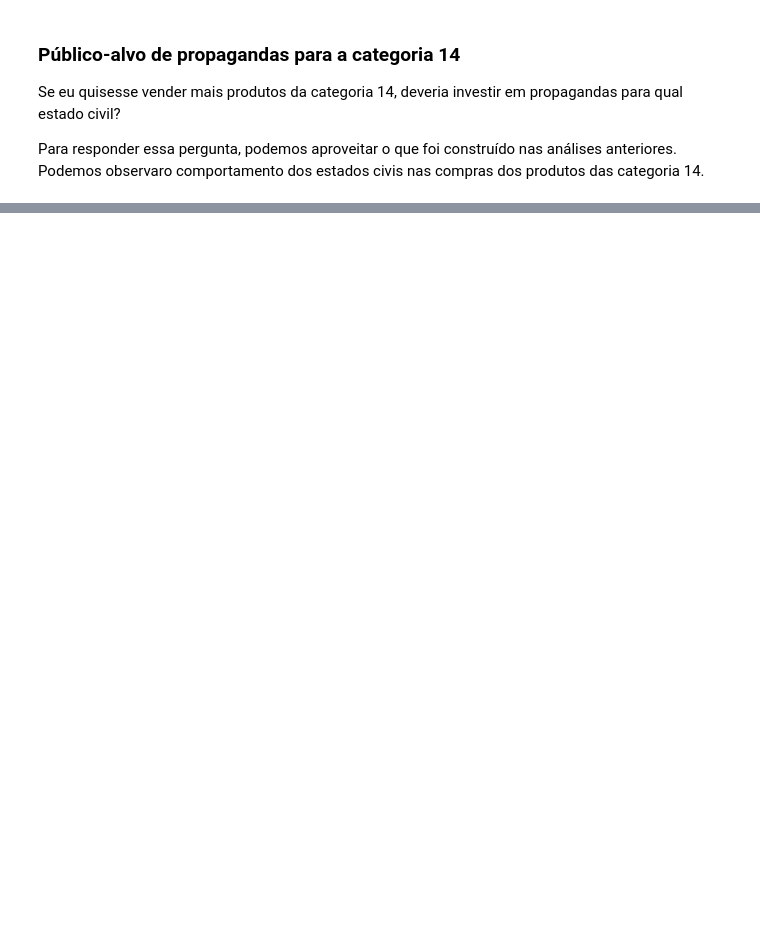
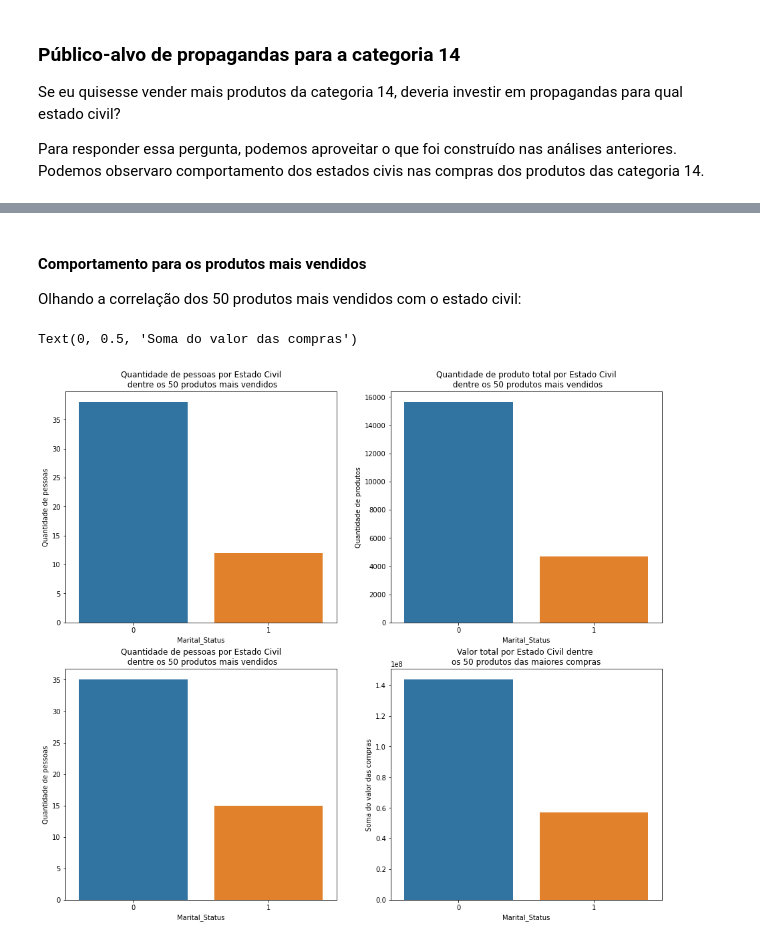
Before and after one commit to VitorJacques/estudo-ecommerce-black-friday, a Jupyter notebook: exploratory-analysis-ecommerce.ipynb, the cells around one changed output, grey strips where cells are left out. Drawn from its saved outputs; the diff is of its cells as text; code cells hidden in the pictures; blank space fills up the shorter version.

```diff
--- a/exploratory-analysis-ecommerce.ipynb
+++ b/exploratory-analysis-ecommerce.ipynb
@@ -197 +220,44 @@ Name: Purchase, dtype: int64
+# %% [markdown]
+#### Comportamento para os produtos mais vendidos
+
+Olhando a correlação dos 50 produtos mais vendidos com o estado civil:
+# %%
+# Agrupando por Estado Civil e ID do Produto (contagem)
+df_mais_vendidos = df[filtro_categoria14].groupby(['Product_ID','Marital_Status'])['Product_ID'].count()
+df_mais_vendidos = pd.DataFrame(df_mais_vendidos.sort_values(ascending=False)).iloc[:50]
+
+# Agrupando por Estado Civil e ID do Produto (valor)
+df_maiores_compras = df[filtro_categoria14].groupby(['Product_ID','Marital_Status'])['Purchase'].sum()
+df_maiores_compras = pd.DataFrame(df_maiores_compras.sort_values(ascending=False)).iloc[:50]
+
+# Separando dados para os gráficos
+data1 = df_mais_vendidos.groupby('Marital_Status').count()
+data2 = df_mais_vendidos.groupby('Marital_Status').sum()
+data3 = df_maiores_compras.groupby('Marital_Status').count()
+data4 = df_maiores_compras.groupby('Marital_Status').sum()
+
+fig, ((ax1, ax2), (ax3, ax4)) = plt.subplots(nrows=2, ncols=2, figsize=(16,14))
+
+# Estado Civil x Contagem de Pessoas
+sns.barplot(ax=ax1, x=data1.index, y='Product_ID', data=data1)
+ax1.set_title('Quantidade de pessoas por Estado Civil\n dentre os 50 produtos mais vendidos')
+ax1.set_ylabel('Quantidade de pessoas')
+
+# Estado Civil x Contagem de Produtos
+sns.barplot(ax=ax2, x=data2.index, y='Product_ID', data=data2)
+ax2.set_title('Quantidade de produto total por Estado Civil\n dentre os 50 produtos mais vendidos')
+ax2.set_ylabel('Quantidade de produtos')
+
+# Estado Civil x Valor de Produtos
+sns.barplot(ax=ax3, x=data3.index, y='Purchase', data=data3)
+ax3.set_title('Quantidade de pessoas por Estado Civil\n dentre os 50 produtos mais vendidos')
+ax3.set_ylabel('Quantidade de pessoas')
+
+# Estado Civil x Maiores Compras
+sns.barplot(ax=ax4, x=data4.index, y='Purchase', data=data4)
+ax4.set_title('Valor total por Estado Civil dentre \nos 50 produtos das maiores compras')
+ax4.set_ylabel('Soma do valor das compras')
+# %% [output]
+Text(0, 0.5, 'Soma do valor das compras')
+[figure, added]
 # %% [markdown]
```
Also changed, not shown: parts of 35 cells of this notebook.
